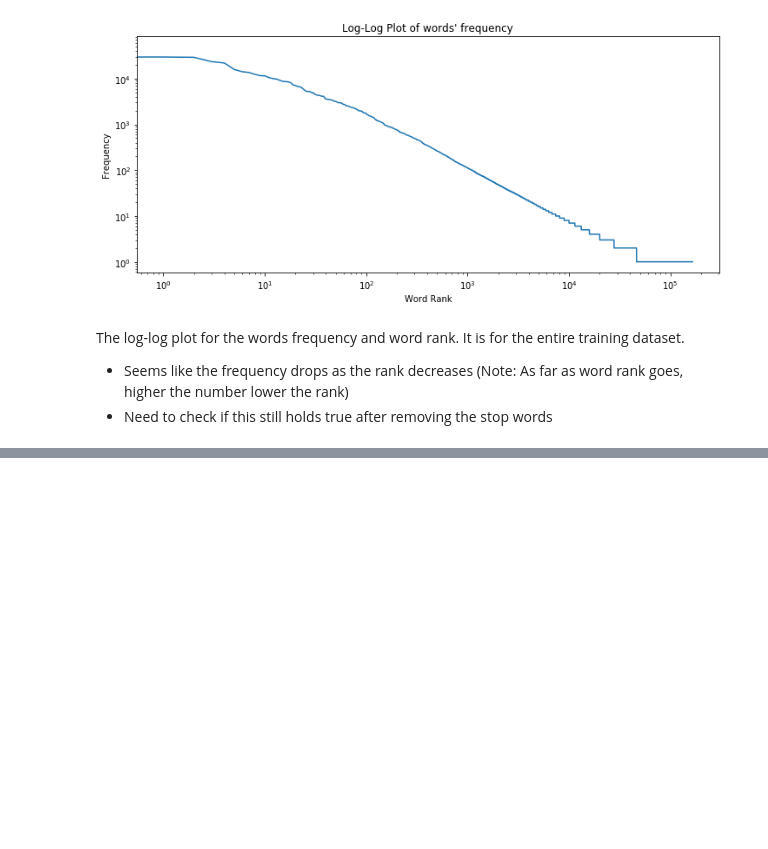
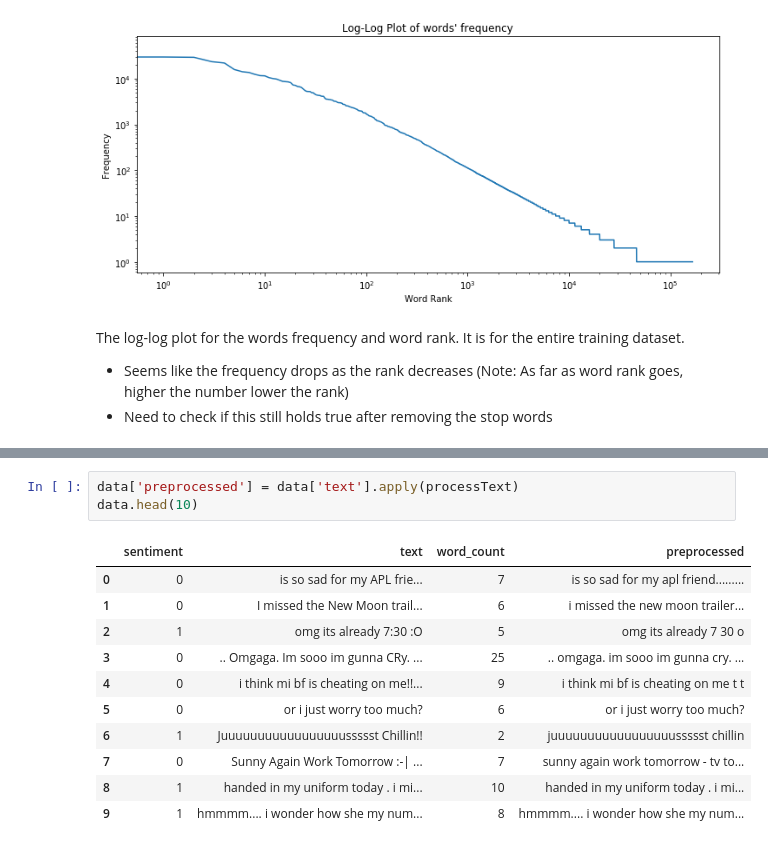
Before and after one commit to swetha-sundar/sentiment-analysis, a Jupyter notebook: sentiment-analysis.ipynb, the cells around one changed output, grey strips where cells are left out. Cells and saved outputs as stored; diff of their text form; blank space fills up the shorter version.

```diff
--- a/explore-training-dataset.ipynb
+++ b/sentiment-analysis.ipynb
@@ -193,0 +251,15 @@ The log-log plot for the words frequency and word rank. It is for the entire tra
+# %%
+data['preprocessed'] = data['text'].apply(processText)
+data.head(10)
+# %% [output]
+|  | sentiment | text | word_count | preprocessed |
+| 0 | 0 | is so sad for my APL frie... | 7 | is so sad for my apl friend......... |
+| 1 | 0 | I missed the New Moon trail... | 6 | i missed the new moon trailer... |
+| 2 | 1 | omg its already 7:30 :O | 5 | omg its already 7 30 o |
+| 3 | 0 | .. Omgaga. Im sooo im gunna CRy. ... | 25 | .. omgaga. im sooo im gunna cry. ... |
+| 4 | 0 | i think mi bf is cheating on me!!... | 9 | i think mi bf is cheating on me t t |
+| 5 | 0 | or i just worry too much? | 6 | or i just worry too much? |
+| 6 | 1 | Juuuuuuuuuuuuuuuuussssst Chillin!! | 2 | juuuuuuuuuuuuuuuuussssst chillin |
+| 7 | 0 | Sunny Again Work Tomorrow :-| ... | 7 | sunny again work tomorrow - tv to... |
+| 8 | 1 | handed in my uniform today . i mi... | 10 | handed in my uniform today . i mi... |
+| 9 | 1 | hmmmm.... i wonder how she my num... | 8 | hmmmm.... i wonder how she my num... |
```
Also changed, not shown: parts of 15 cells of this notebook, 2 other files.
